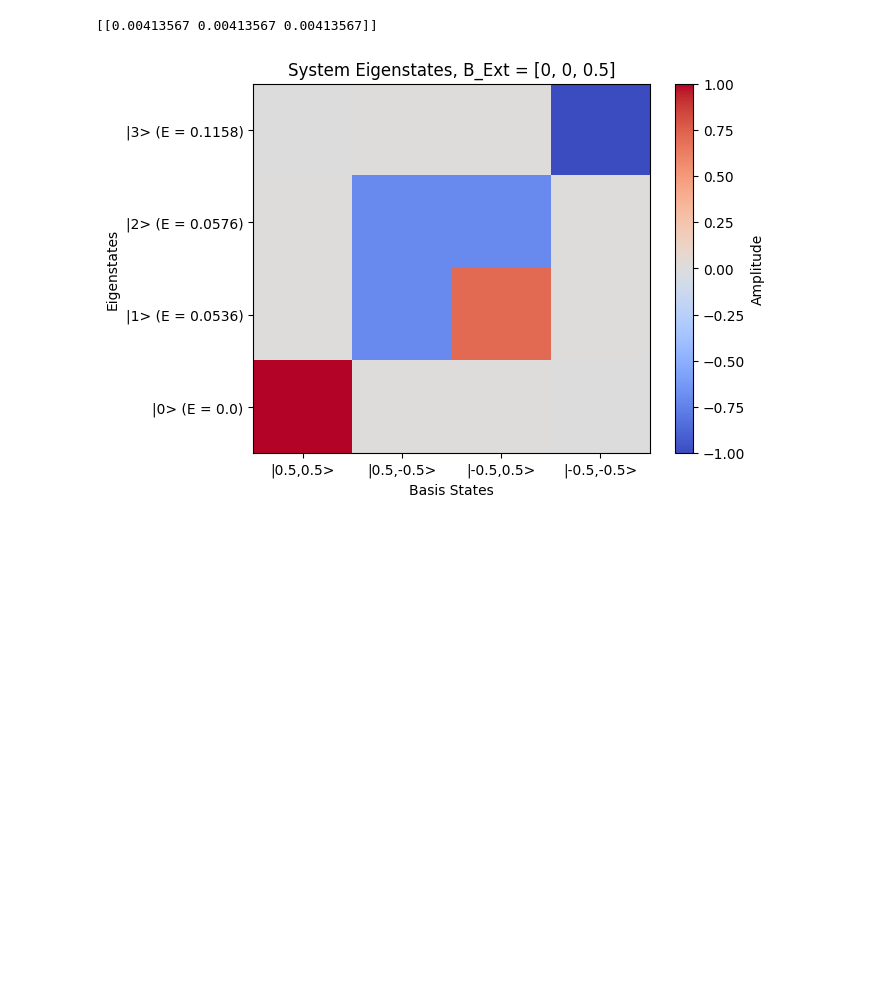
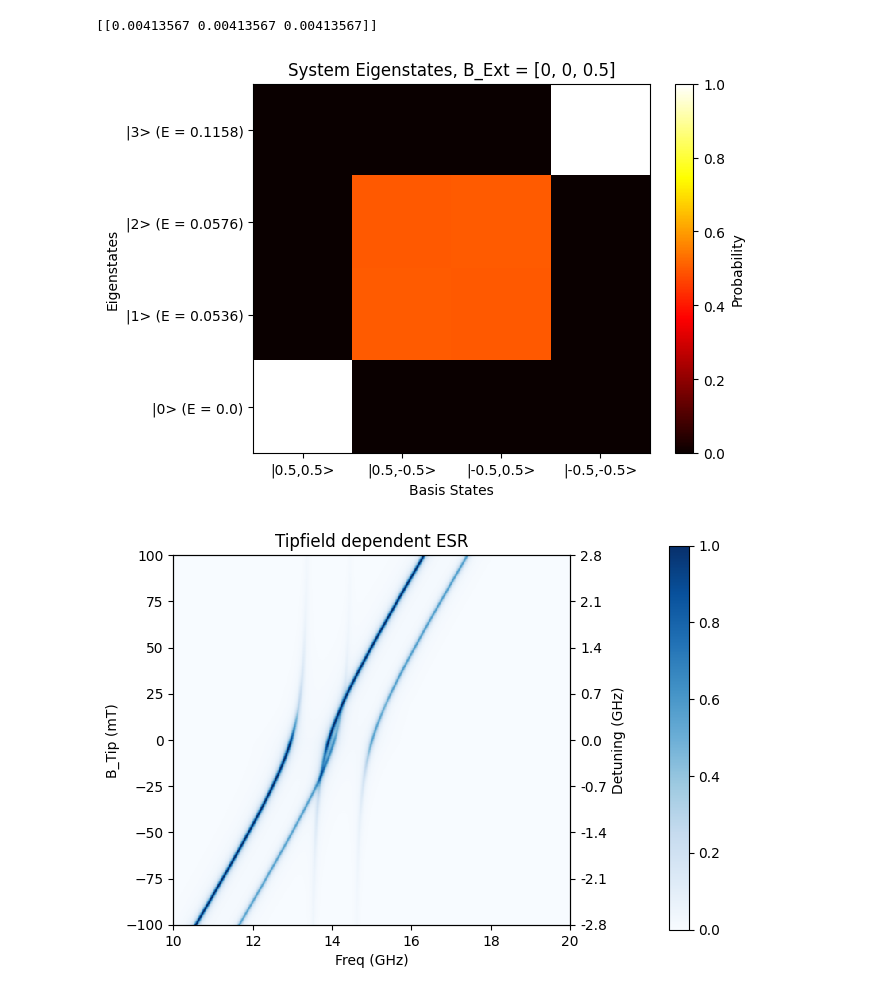
Before and after one commit to paulgreule1999/ESR-Simulation, a Jupyter notebook: ESR Examples/main_2Spinonehalf.ipynb, the cells around one changed output. Cells and saved outputs as stored; diff of their text form; code cells hidden in the pictures; blank space fills up the shorter version.

```diff
--- a/ESR Examples/main_2Spinonehalf.ipynb
+++ b/ESR Examples/main_2Spinonehalf.ipynb
@@ -12,7 +15,7 @@ Spins=[0.5,0.5]
 S = SpinSys(Spins)
 S.calcSpinOperators()
 S.B=[0,0,0.5]
-S.BTip=[0,0,0]
+S.BTip=[1e-7,0,0]
 S.tip='f'
 S.TipPolarization=[0,0,0]
 S.T=1
@@ -26,14 +29,15 @@ S.V_DC=-100
 # %%
 # Simulation
 
 S.calcEigEnergies();
-S.showEigenMatrix('a');
+S.showEigenMatrix('p');
 #S.calcESR_Benjamin(norm=False,lw=0.05,plot=1,AllowPumping=0);
-#S.plotESRTipfieldsweep(N_B=500,N_Freq=500,BTipLimits=[-0.1,0.1],lw=0.1,norm=1,AllowPumping=0)
+S.plotESRTipfieldsweep(N_B=500,N_Freq=500,BTipLimits=[-0.1,0.1],lw=0.1,norm=1,AllowPumping=0)
 #S.plotEnergyVsSz()
 #S.print_parameters()
 #print(S.eigVectors)
 #print(S.states)
 #print(S.basisStates)
 # %% [output]
-[figure, old version]
+[figure, new version]
+[figure, added]
```
Also changed, not shown: parts of 1 cell of this notebook, 2 other files.
